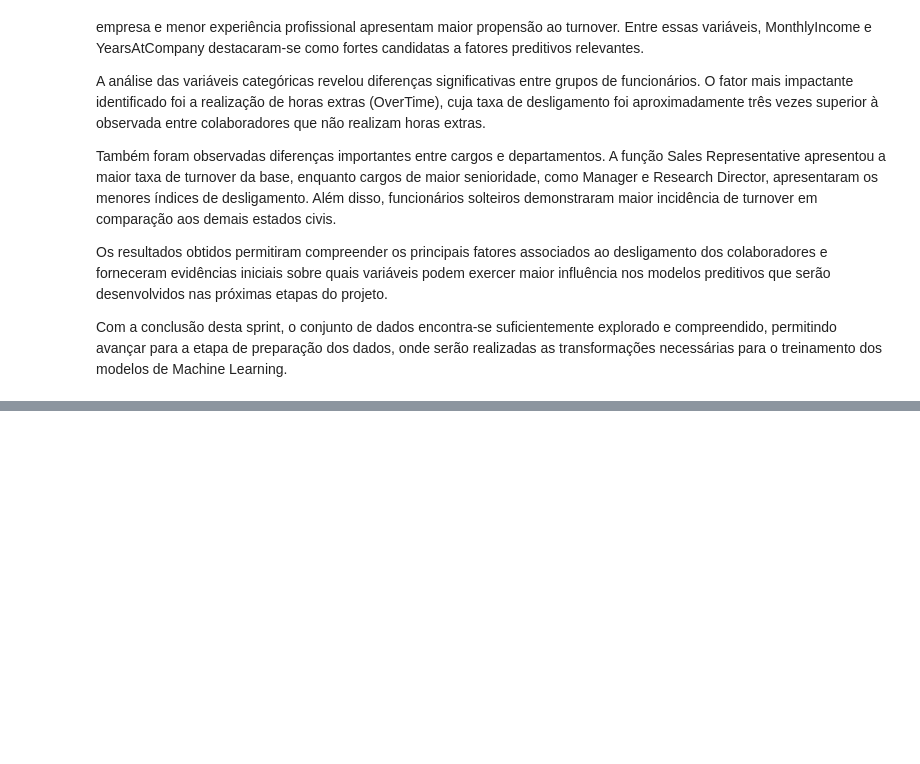
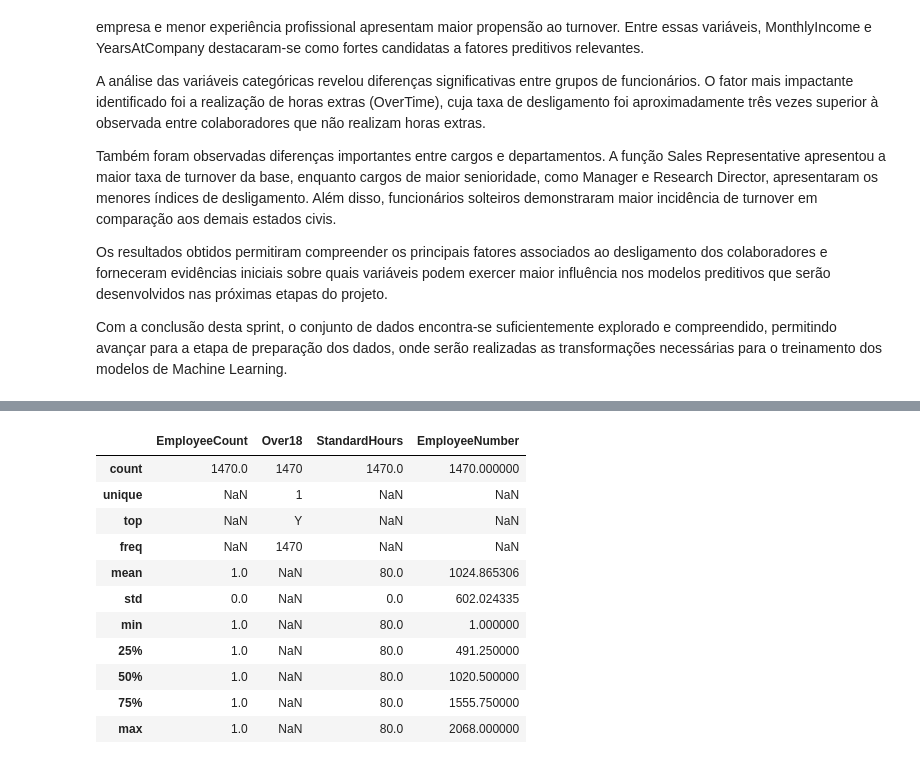
Before and after one commit to tatsuyadesire/employee-turnover-prediction, a Jupyter notebook: notebooks/02_eda.ipynb, the cells around one changed output, grey strips where cells are left out. Drawn from its saved outputs; the diff is of its cells as text; code cells hidden in the pictures; blank space fills up the shorter version.

```diff
--- a/notebooks/02_eda.ipynb
+++ b/notebooks/02_eda.ipynb
@@ -364,0 +371,24 @@ Com a conclusão desta sprint, o conjunto de dados encontra-se suficientemente e
+# %%
+#Verificação de colunas
+
+df[
+    [
+        "EmployeeCount",
+        "Over18",
+        "StandardHours",
+        "EmployeeNumber"
+    ]
+].describe(include="all")
+# %% [output]
+|  | EmployeeCount | Over18 | StandardHours | EmployeeNumber |
+| count | 1470.0 | 1470 | 1470.0 | 1470.000000 |
+| unique | NaN | 1 | NaN | NaN |
+| top | NaN | Y | NaN | NaN |
+| freq | NaN | 1470 | NaN | NaN |
+| mean | 1.0 | NaN | 80.0 | 1024.865306 |
+| std | 0.0 | NaN | 0.0 | 602.024335 |
+| min | 1.0 | NaN | 80.0 | 1.000000 |
+| 25% | 1.0 | NaN | 80.0 | 491.250000 |
+| 50% | 1.0 | NaN | 80.0 | 1020.500000 |
+| 75% | 1.0 | NaN | 80.0 | 1555.750000 |
+| max | 1.0 | NaN | 80.0 | 2068.000000 |
```
Also changed, not shown: parts of 20 cells of this notebook, 6 other files.
